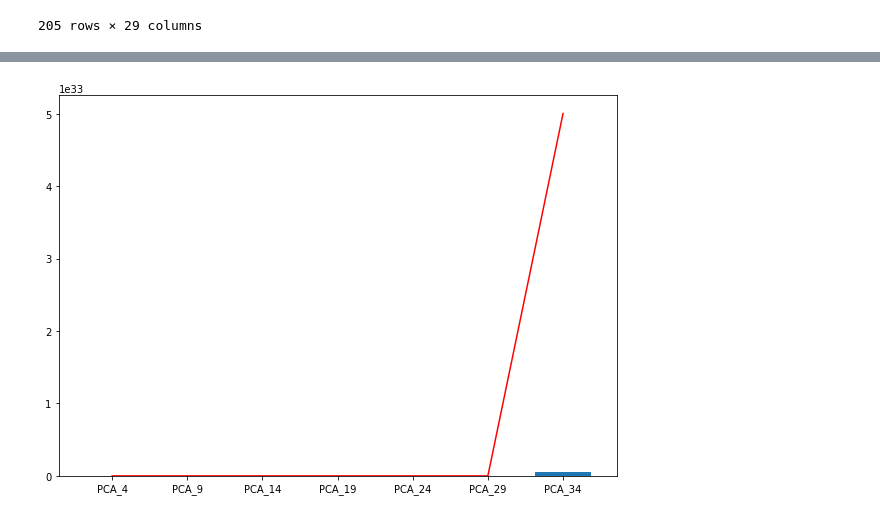
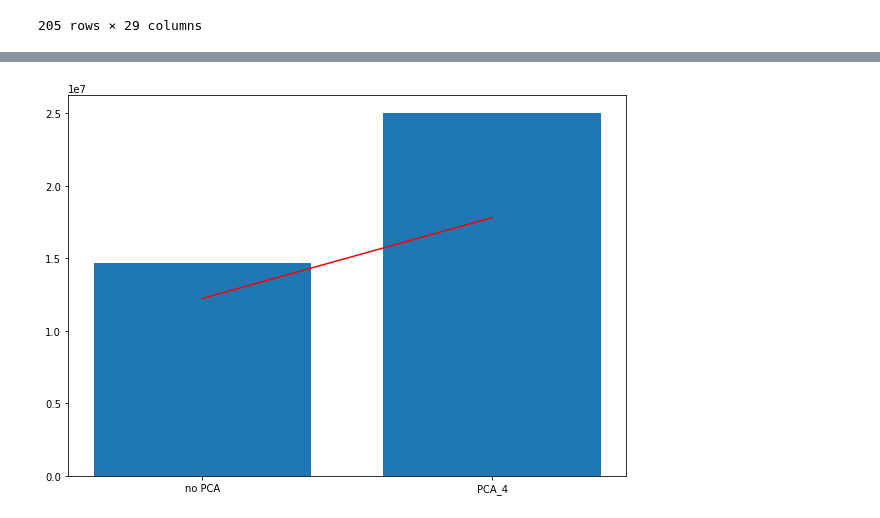
Before and after one commit to oathathat/ML_Kmitl_3D, a Jupyter notebook: Lab/Lab4.ipynb, the cells around one changed output, grey strips where cells are left out. Cells and saved outputs as stored; diff of their text form; code cells hidden in the pictures.

```diff
--- a/Lab/Lab4.ipynb
+++ b/Lab/Lab4.ipynb
@@ -155,17 +132,21 @@ pca2 = PCA(n_components=5)
 X_pca_2 = pca2.fit_transform(X_standard)
 # %%
 #shuffle spilt
-Rseed = 0
-x_train_set , x_test, y_train_set , y_test = train_test_split(df_afterEncode,df['price'],test_size= 0.3,random_state= Rseed)
-x_train,x_validate,y_train,y_validate = train_test_split(x_train_set,y_train_set,test_size=0.3 ,random_state= Rseed)
+Rseed = 55
+x_train_set , x_test, y_train_set , y_test = train_test_split(X_standard,df['price'],test_size= 0.3,random_state= Rseed)
+x_train,x_validate,y_train,y_validate =     train_test_split(x_train_set,y_train_set,test_size=0.3 ,random_state= Rseed)
 # %%
 lr = LinearRegression()
 lr.fit(x_train, y_train)
 y_pred_lr = lr.predict(x_validate)
 y_test_pred_lr = lr.predict(x_test)
 # %%
-print(r2_score(y_pred_lr,y_validate))
-print(r2_score(y_test_pred_lr,y_test))
-print(mean_squared_error(y_pred_lr,y_validate))
-print(mean_squared_error(y_test_pred_lr,y_test))
+no_pca_r2_valid = r2_score(y_pred_lr,y_validate)
+no_pca_r2_test = r2_score(y_test_pred_lr,y_test)
+no_pca_mse_valid = mean_squared_error(y_pred_lr,y_validate)
+no_pca_mse_test = mean_squared_error(y_test_pred_lr,y_test)
+print(no_pca_r2_valid)
+print(no_pca_r2_test)
+print(no_pca_mse_valid)
+print(no_pca_mse_test)
 # %% [output]
@@ -176,25 +157,24 @@ print(mean_squared_error(y_test_pred_lr,y_test))
 # %%
-r2_valid_score = []
-r2_test_score = []
-mse_valid_score = []
-mse_test_score = []
-score_labelx = []
+r2_valid_score = [no_pca_r2_valid]
+r2_test_score = [no_pca_r2_test]
+mse_valid_score = [no_pca_mse_valid]
+mse_test_score = [no_pca_mse_test]
+score_labelx = ['no PCA']
 x_pca_list = []
 n_compo = []
-for i in range (4,39,5):
+for i in range (4,25,5):
     pca = PCA(n_components=i)
-    X_pca = pca.fit_transform(X_standard)
+    X_pca = pca.fit_transform(df_afterEncode)
     x_pca_list.append(X_pca)
     n_compo.append(i)
-for ss in range (0,20):
-    for i in range (0,len(x_pca_list)):
-        Rseed = ss
-        x_train_set , x_test, y_train_set , y_test  =      train_test_split(x_pca_list[i],df['price'],test_size= 0.3,random_state= Rseed)
-        x_train,x_validate,y_train,y_validate       =      train_test_split(x_train_set,y_train_set,test_size=0.3,random_state= Rseed)
-        lr = LinearRegression()
-        lr.fit(x_train, y_train)
-        y_pred_lr = lr.predict(x_validate)      # valid y_pred_lr       y_validate
-        y_test_pred_lr = lr.predict(x_test)     # test  y_test_pred_lr  y_test
+
+for i in range (0,len(x_pca_list)):
+    x_train_set , x_test, y_train_set , y_test  =     train_test_split(x_pca_list[i],df['price'],test_size= 0.3,random_state= Rseed)
+    x_train,x_validate,y_train,y_validate       =     train_test_split(x_train_set,y_train_set,test_size=0.3,random_state= Rseed)
+    lr = LinearRegression()
+    lr.fit(x_train, y_train)
+    y_pred_lr       =   lr.predict(x_validate)      # valid y_pred_lr       y_validate
+    y_test_pred_lr  =   lr.predict(x_test)     # test  y_test_pred_lr  y_test
         # print(f'r2_pred  = {r2_score(y_pred_lr,y_validate)}')
         # print(f'r2_test  = {r2_score(y_test_pred_lr,y_test)}')  # y_test_pred_lr ค่าที่ได้จาก model  , y_test ค่าที่แยกไว้ test
         # print(f'mse_pred = {mean_squared_error(y_pred_lr,y_validate)}')
@@ -202,20 +182,22 @@ for ss in range (0,20):
         # print(f'n_component = {n_compo[i]}')
         # print('--------------------------------------')
 
-        r2_valid_score.append(r2_score(y_pred_lr,y_validate))
-        r2_test_score.append(r2_score(y_test_pred_lr,y_test))
-        mse_valid_score.append(mean_squared_error(y_pred_lr,y_validate))
-        mse_test_score.append(mean_squared_error(y_test_pred_lr,y_test))
-        score_labelx.append(f'PCA_{n_compo[i]}')
+    r2_valid_score.append(r2_score(y_pred_lr,y_validate))
+    r2_test_score.append(r2_score(y_test_pred_lr,y_test))
+    mse_valid_score.append(mean_squared_error(y_pred_lr,y_validate))
+    mse_test_score.append (mean_squared_error(y_test_pred_lr,y_test))
+    score_labelx.append(f'PCA_{n_compo[i]}')
     fig = plt.figure(figsize =(10, 7))
-    plt.bar(score_labelx,r2_test_score,0.75)
-    plt.plot(r2_valid_score,color='r')
+    plt.bar(score_labelx,r2_valid_score,0.75)
+    plt.plot(r2_test_score,color='r')
+
     fig = plt.figure(figsize =(10, 7))
-    plt.bar(score_labelx,mse_test_score,0.75)
-    plt.plot(mse_valid_score,color='r')
-    score_labelx.clear()
-    r2_test_score.clear()
-    r2_valid_score.clear()
-    mse_test_score.clear()
-    mse_valid_score.clear()
+    plt.bar(score_labelx,mse_valid_score,0.75)
+    plt.plot(mse_test_score,color='r')
+
+    # score_labelx.clear()
+    # r2_test_score.clear()
+    # r2_valid_score.clear()
+    # mse_test_score.clear()
+    # mse_valid_score.clear()
 # %% [output]
@@ -223 +205 @@ for ss in range (0,20):
-[figure, old version]
+[figure, new version]
```
Also changed, not shown: parts of 14 cells of this notebook, 1 other file.
